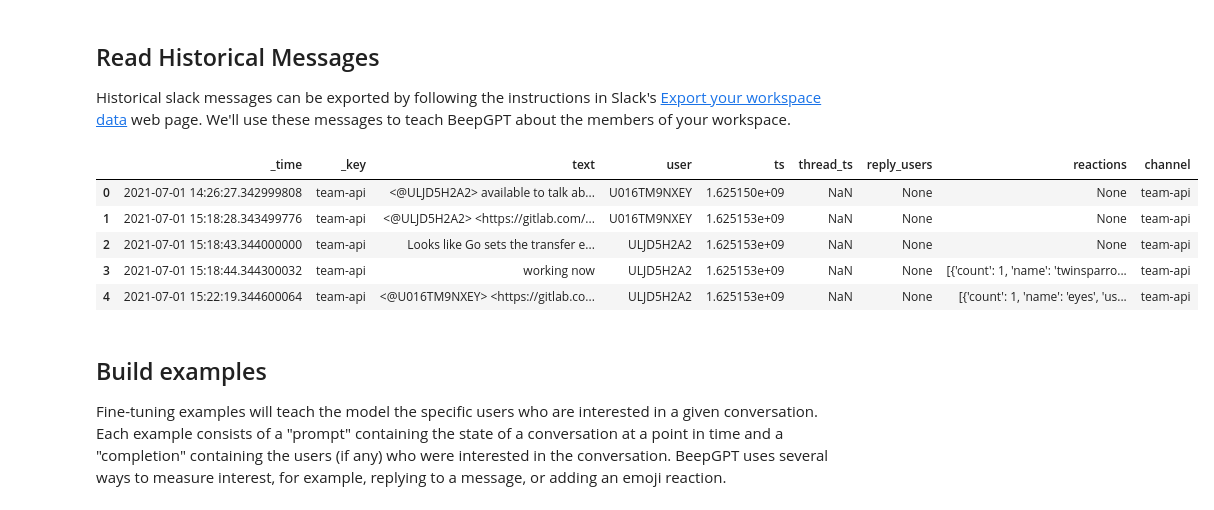
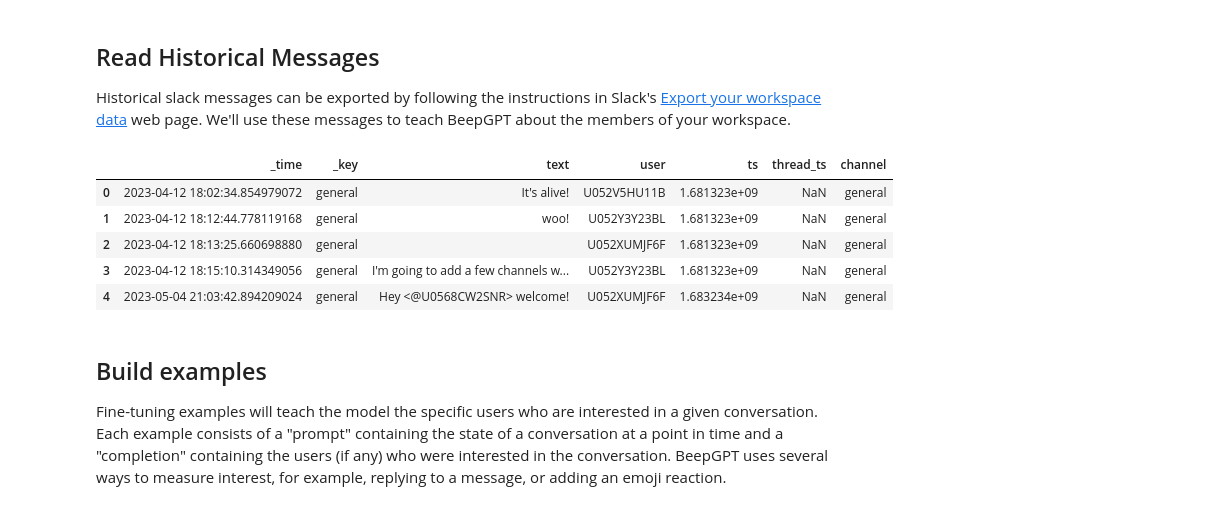
Before and after one commit to kaskada-ai/beep-gpt, a Jupyter notebook: FineTuning_huggingface.ipynb, the cells around one changed output. Drawn from its saved outputs; the diff is of its cells as text; code cells hidden in the pictures.

```diff
--- a/FineTuning_huggingface.ipynb
+++ b/FineTuning_huggingface.ipynb
@@ -82,23 +82,23 @@ get_export_df(path_to_slack_export).to_parquet("messages.parquet")
 # %%
 # Load events from a Parquet file
 # Use the "ts" column as the time associated with each row,
 # and the "channel" column as the entity associated with each row.
-messages = kd.sources.Parquet(
+messages = await kd.sources.Parquet.create(
     path = "./messages.parquet",
     time_column = "ts",
     key_column = "channel",
     time_unit = "s",
 )
 
 # View the first 5 events
 messages.preview(5)
 # %% [output]
-|  | _time | _key | text | user | ts | thread_ts | reply_users | reactions | channel |
-| 0 | 2021-07-01 14:26:27.342999808 | team-api | <@ULJD5H2A2> available to talk ab... | U016TM9NXEY | 1.625150e+09 | NaN | None | None | team-api |
-| 1 | 2021-07-01 15:18:28.343499776 | team-api | <@ULJD5H2A2> <https://gitlab.com/... | U016TM9NXEY | 1.625153e+09 | NaN | None | None | team-api |
-| 2 | 2021-07-01 15:18:43.344000000 | team-api | Looks like Go sets the transfer e... | ULJD5H2A2 | 1.625153e+09 | NaN | None | None | team-api |
-| 3 | 2021-07-01 15:18:44.344300032 | team-api | working now | ULJD5H2A2 | 1.625153e+09 | NaN | None | [{'count': 1, 'name': 'twinsparro... | team-api |
-| 4 | 2021-07-01 15:22:19.344600064 | team-api | <@U016TM9NXEY> <https://gitlab.co... | ULJD5H2A2 | 1.625153e+09 | NaN | None | [{'count': 1, 'name': 'eyes', 'us... | team-api |
+|  | _time | _key | text | user | ts | thread_ts | channel |
+| 0 | 2023-04-12 18:02:34.854979072 | general | It's alive! | U052V5HU11B | 1.681323e+09 | NaN | general |
+| 1 | 2023-04-12 18:12:44.778119168 | general | woo! | U052Y3Y23BL | 1.681323e+09 | NaN | general |
+| 2 | 2023-04-12 18:13:25.660698880 | general |  | U052XUMJF6F | 1.681323e+09 | NaN | general |
+| 3 | 2023-04-12 18:15:10.314349056 | general | I'm going to add a few channels w... | U052Y3Y23BL | 1.681323e+09 | NaN | general |
+| 4 | 2023-05-04 21:03:42.894209024 | general | Hey <@U0568CW2SNR> welcome! | U052XUMJF6F | 1.683234e+09 | NaN | general |
 # %% [markdown]
 ## Build examples
 
```
Also changed, not shown: parts of 7 cells of this notebook, 3 other files.
